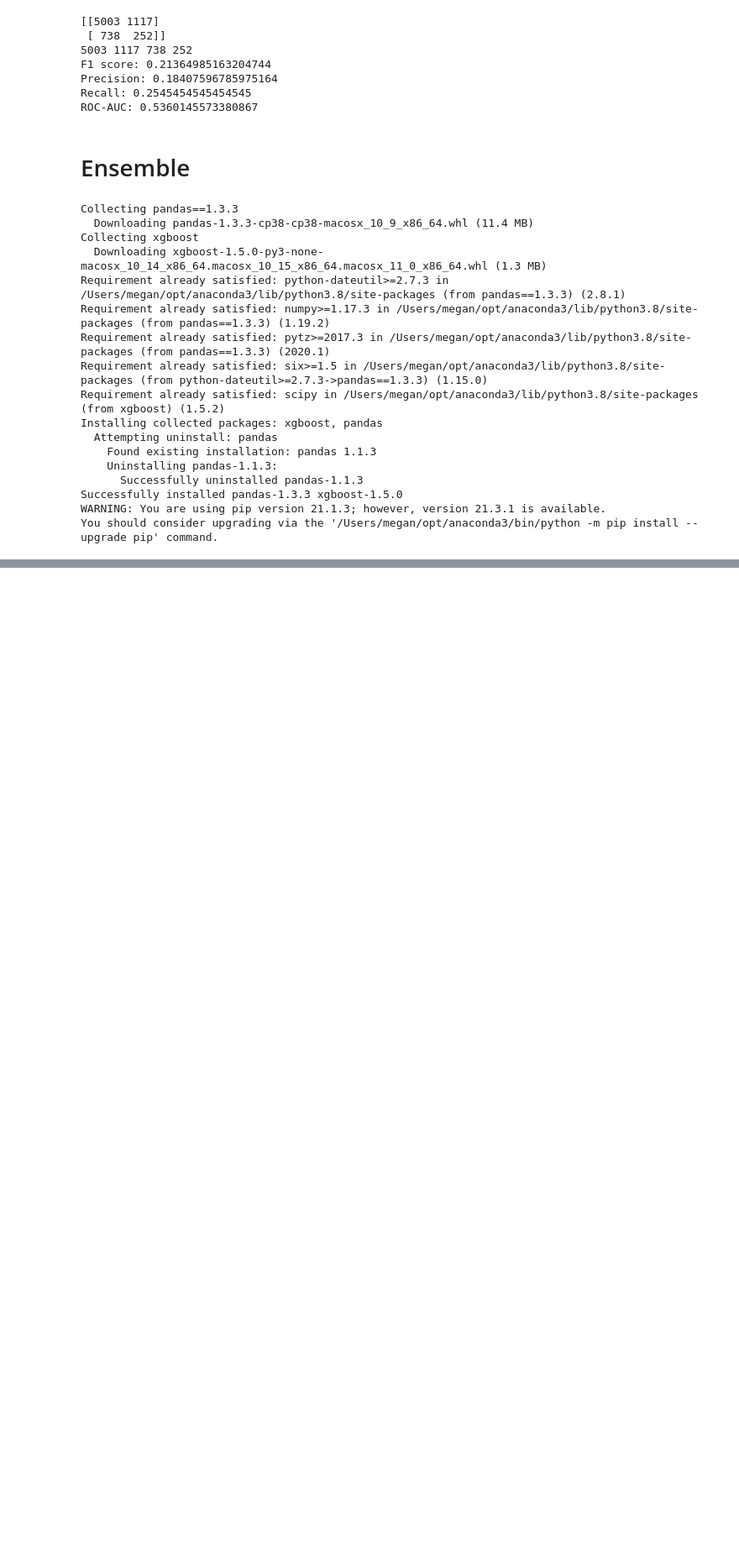
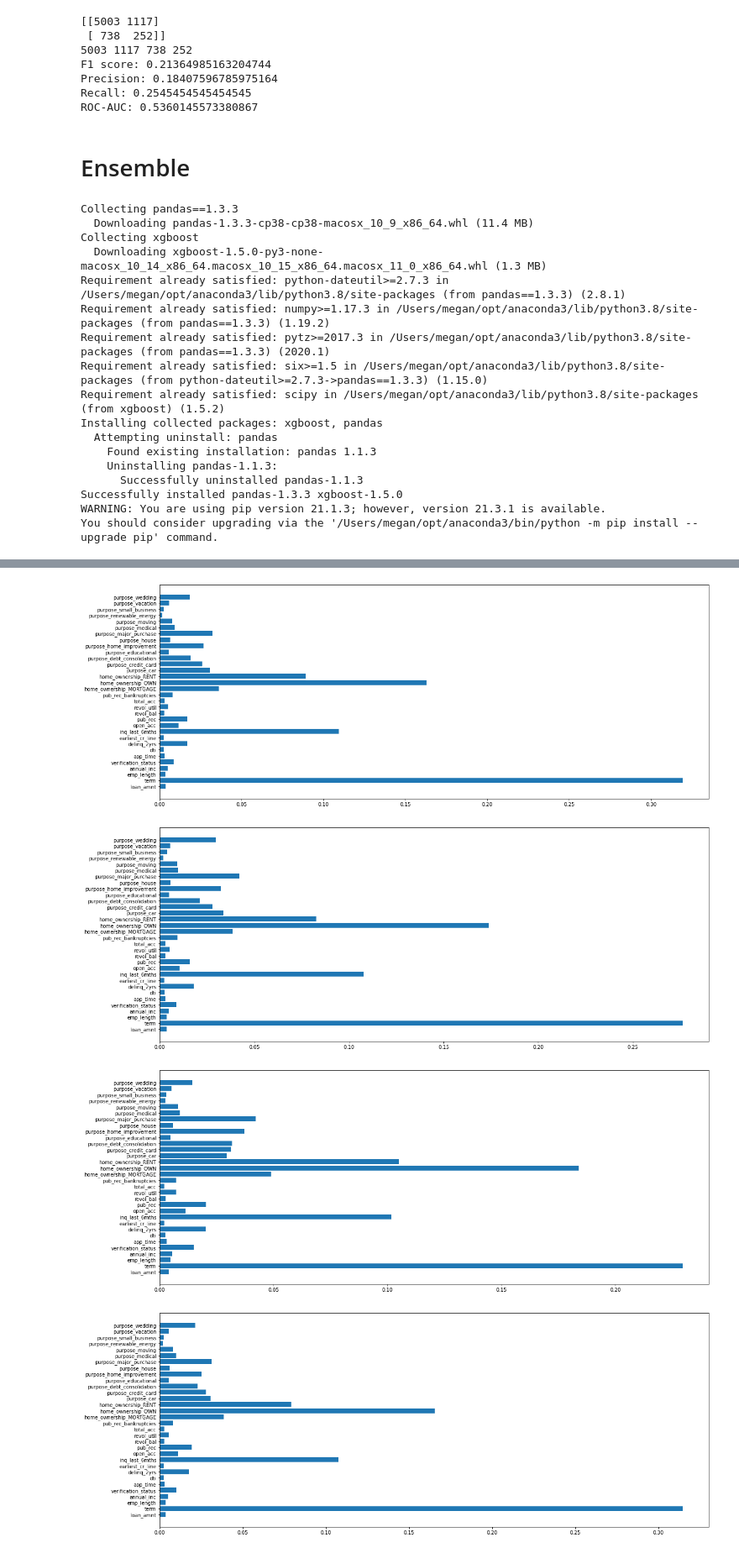
Before and after one commit to kanewu-smu/CS421-assignment, a Jupyter notebook: CS421_LendingClub_Preprocessing+Models.ipynb, the cells around one changed output, grey strips where cells are left out. Shown at 84% size. Drawn from its saved outputs; the diff is of its cells as text; code cells hidden in the pictures; blank space fills up the shorter version.

Commit message:
- added feature importance plots to ensemble model notebook - combined ensemble model notebook with preprocessing + models notebook

```diff
--- a/CS421_LendingClub_Preprocessing+Models.ipynb
+++ b/CS421_LendingClub_Preprocessing+Models.ipynb
@@ -936,0 +957,4 @@ You should consider upgrading via the '/Users/megan/opt/anaconda3/bin/python -m
+# %%
+sm = SMOTE(random_state=42)
+
+X_train, y_train = sm.fit_resample(X_train, y_train)
@@ -936,0 +1009,15 @@ You should consider upgrading via the '/Users/megan/opt/anaconda3/bin/python -m
+# %%
+import os
+import pickle
+if not os.path.exists('/content/drive/MyDrive/CS421_Assignment_Data/cv_scores.pickle'):
+  cv_scores = []
+  for round in range(1,11):
+    print(f"Run {round}\n")
+    cv_scores.append(run_rando_search())
+
+
+  with open('/content/drive/MyDrive/CS421_Assignment_Data/cv_scores.pickle', 'wb') as f:
+      pickle.dump(cv_scores, f, pickle.HIGHEST_PROTOCOL)
+else:
+  with open('/content/drive/MyDrive/CS421_Assignment_Data/cv_scores.pickle', 'rb') as f:
+    cv_scores = pickle.load(f)
@@ -936,0 +1042,6 @@ You should consider upgrading via the '/Users/megan/opt/anaconda3/bin/python -m
+# %%
+from sklearn.metrics import classification_report
+
+for idx, cv_score in enumerate(cv_scores,1):
+  yhat = cv_score.best_estimator_.predict(X_test)
+  print(f"CV {idx} classification report:\n{classification_report(y_test, yhat)}")
@@ -936,0 +1066,11 @@ You should consider upgrading via the '/Users/megan/opt/anaconda3/bin/python -m
+# %%
+from xgboost import plot_importance
+from matplotlib import pyplot as plt
+for idx, cv_score in enumerate(cv_scores,1):
+  plt.figure(idx, figsize=(20, 8))
+  plt.barh(X_test.columns, cv_score.best_estimator_.feature_importances_)
+# %% [output]
+[figure, added]
+[figure, added]
+[figure, added]
+[figure, added]
```
Also changed, not shown: parts of 8 cells of this notebook, 1 other file.
